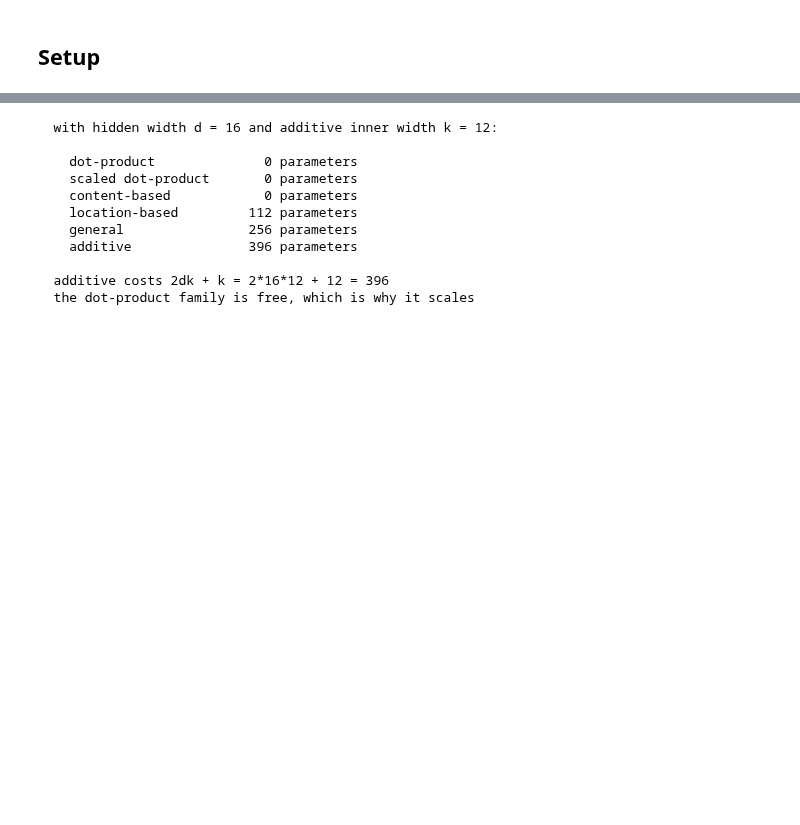
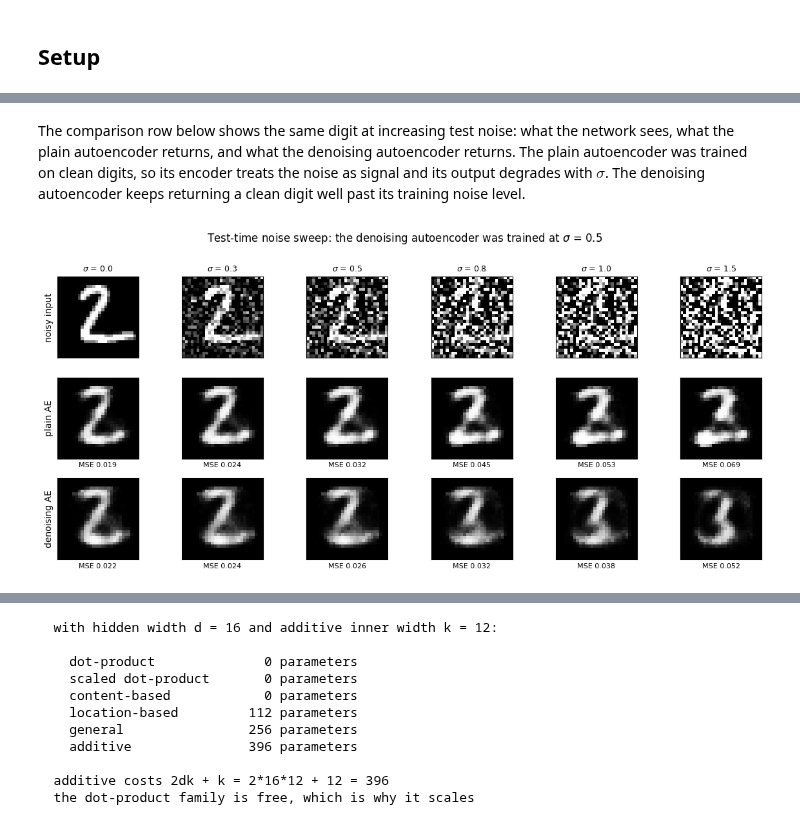
Before and after one commit to DL4CV-NPTEL/2026, a Jupyter notebook: notebooks/Week 8/W08_L1_Attention_in_Vision_Models.ipynb, the cells around one changed output, grey strips where cells are left out. Cells and saved outputs as stored; diff of their text form; code cells hidden in the pictures; blank space fills up the shorter version.

```diff
--- a/notebooks/Week 8/W08_L1_Attention_in_Vision_Models.ipynb
+++ b/notebooks/Week 8/W08_L1_Attention_in_Vision_Models.ipynb
@@ -217,0 +368,27 @@ print('  location     == independent of H entirely      ok')
+# %%
+SIGMA_TRAIN = 0.5
+t0 = time.time()
+dae32, dae32_clean_mse = train_ae(k=32, noise=SIGMA_TRAIN, log=True)
+print(f'denoising AE (sigma = {SIGMA_TRAIN}): test MSE on CLEAN inputs {dae32_clean_mse:.4f}, {time.time() - t0:.1f} s')
+
+# Compare the plain AE and the DAE when the TEST input is corrupted with noise of std sigma.
+SIGMAS = [round(s, 2) for s in np.arange(0.0, 1.51, 0.1)]
+noise_grid = {}                 # sigma -> (noisy inputs, AE output, DAE output) for the demo digits, plus MSEs
+g = torch.Generator(device='cpu').manual_seed(1)
+eps_te = torch.randn(Xte.shape, generator=g).to(device)         # one fixed noise draw for the whole test set
+with torch.no_grad():
+    for s in SIGMAS:
+        x_noisy = Xte + s * eps_te
+        out_ae, out_dae = ae32(x_noisy), dae32(x_noisy)
+        mse_ae, mse_dae = F.mse_loss(out_ae, Xte).item(), F.mse_loss(out_dae, Xte).item()
+        noise_grid[s] = dict(noisy=to_np(x_noisy[demo_idx]).reshape(-1, 28, 28),
+                             ae=to_np(out_ae[demo_idx]).reshape(-1, 28, 28),
+                             dae=to_np(out_dae[demo_idx]).reshape(-1, 28, 28),
+                             mse_ae=mse_ae, mse_dae=mse_dae)
+
+print('\n  test noise sigma   plain AE MSE   denoising AE MSE   (both against the clean image)')
+for s in (0.0, 0.25, 0.5, 0.75, 1.0, 1.5):
+    s = min(SIGMAS, key=lambda v: abs(v - s))
+    print(f'      {s:4.2f}            {noise_grid[s]["mse_ae"]:.4f}           {noise_grid[s]["mse_dae"]:.4f}')
+assert noise_grid[0.5]['mse_dae'] < noise_grid[0.5]['mse_ae'], 'the DAE must beat the AE at its training noise'
+print('\nthe plain AE passes the noise through; the DAE was trained to remove it')
@@ -217,0 +411,22 @@ print('  location     == independent of H entirely      ok')
+# %% [markdown]
+The comparison row below shows the same digit at increasing test noise: what the network sees, what the
+plain autoencoder returns, and what the denoising autoencoder returns. The plain autoencoder was trained on
+clean digits, so its encoder treats the noise as signal and its output degrades with $\sigma$. The
+denoising autoencoder keeps returning a clean digit well past its training noise level.
+# %%
+show_s = [0.0, 0.3, 0.5, 0.8, 1.0, 1.5]
+fig, ax = plt.subplots(3, len(show_s), figsize=(12, 5.4))
+for j, s in enumerate(show_s):
+    gsd = noise_grid[s]
+    ax[0, j].imshow(gsd['noisy'][2], cmap='gray', vmin=0, vmax=1)
+    ax[1, j].imshow(gsd['ae'][2], cmap='gray', vmin=0, vmax=1)
+    ax[2, j].imshow(gsd['dae'][2], cmap='gray', vmin=0, vmax=1)
+    ax[0, j].set_title(f'$\\sigma$ = {s}', fontsize=9)
+    ax[1, j].set_xlabel(f'MSE {gsd["mse_ae"]:.3f}', fontsize=8)
+    ax[2, j].set_xlabel(f'MSE {gsd["mse_dae"]:.3f}', fontsize=8)
+    for a_ in ax[:, j]: a_.set_xticks([]); a_.set_yticks([])
+ax[0, 0].set_ylabel('noisy input'); ax[1, 0].set_ylabel('plain AE'); ax[2, 0].set_ylabel('denoising AE')
+fig.suptitle('Test-time noise sweep: the denoising autoencoder was trained at $\\sigma$ = 0.5', y=1.0)
+plt.tight_layout(); plt.show()
+# %% [output]
+[figure, added]
```
Also changed, not shown: parts of 96 cells of this notebook, 3 other files.
